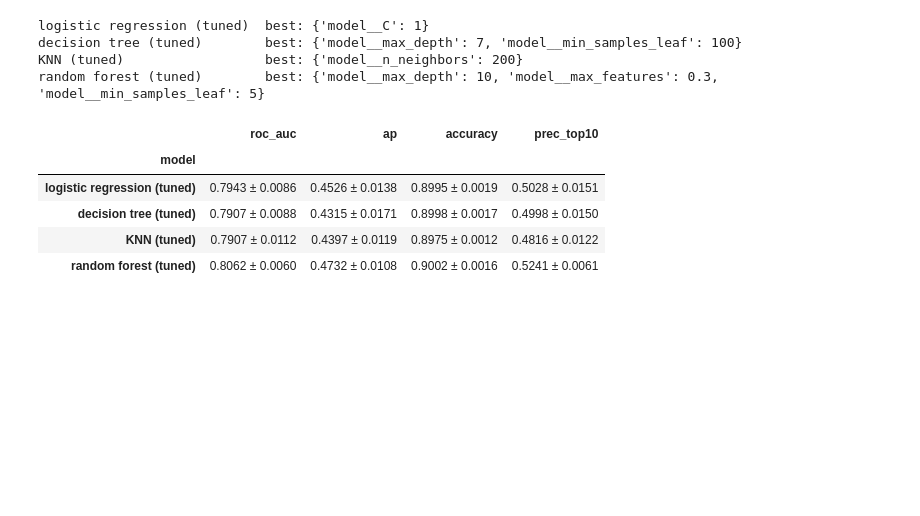
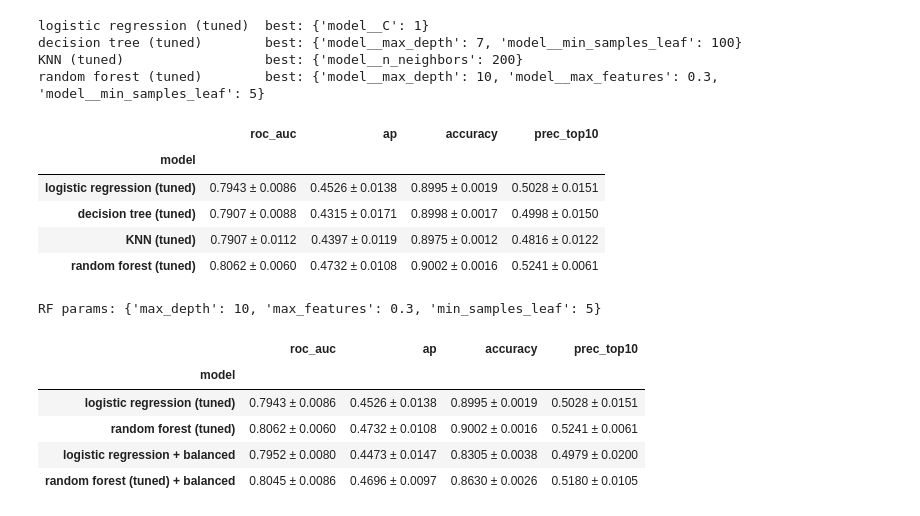
Before and after one commit to ayazhanaisan-prog/aisan_ML_task_3, a Jupyter notebook: aisan_ML_task_3.ipynb, the cells around one changed output. Drawn from its saved outputs; the diff is of its cells as text; code cells hidden in the pictures; blank space fills up the shorter version.

```diff
--- a/aisan_ML_task_3.ipynb
+++ b/aisan_ML_task_3.ipynb
@@ -456,3 +456,30 @@ random forest (tuned)        best: {'model__max_depth': 10, 'model__max_features
 | decision tree (tuned) | 0.7907 ± 0.0088 | 0.4315 ± 0.0171 | 0.8998 ± 0.0017 | 0.4998 ± 0.0150 |
 | KNN (tuned) | 0.7907 ± 0.0112 | 0.4397 ± 0.0119 | 0.8975 ± 0.0012 | 0.4816 ± 0.0122 |
 | random forest (tuned) | 0.8062 ± 0.0060 | 0.4732 ± 0.0108 | 0.9002 ± 0.0016 | 0.5241 ± 0.0061 |
+# %%
+# Best random-forest parameters found by the grid search without the "model__" prefix
+rf_params = {k.replace("model__", ""): v
+             for k, v in searches["random forest (tuned)"].best_params_.items()}
+print("RF params:", rf_params)
+
+imb_rows = [
+    evaluate("logistic regression + balanced",
+             LogisticRegression(max_iter=2000, C=1, class_weight="balanced")),
+    evaluate("random forest (tuned) + balanced",
+             RandomForestClassifier(n_estimators=200, class_weight="balanced",
+                                    n_jobs=-1, random_state=SEED, **rf_params)),
+]
+
+imbalance_table = pd.concat([
+    tuned_summary.loc[["logistic regression (tuned)", "random forest (tuned)"]],
+    pd.DataFrame(imb_rows).set_index("model"),
+])
+imbalance_table
+# %% [output]
+RF params: {'max_depth': 10, 'max_features': 0.3, 'min_samples_leaf': 5}
+|  | roc_auc | ap | accuracy | prec_top10 |
+| model |  |  |  |  |
+| logistic regression (tuned) | 0.7943 ± 0.0086 | 0.4526 ± 0.0138 | 0.8995 ± 0.0019 | 0.5028 ± 0.0151 |
+| random forest (tuned) | 0.8062 ± 0.0060 | 0.4732 ± 0.0108 | 0.9002 ± 0.0016 | 0.5241 ± 0.0061 |
+| logistic regression + balanced | 0.7952 ± 0.0080 | 0.4473 ± 0.0147 | 0.8305 ± 0.0038 | 0.4979 ± 0.0200 |
+| random forest (tuned) + balanced | 0.8045 ± 0.0086 | 0.4696 ± 0.0097 | 0.8630 ± 0.0026 | 0.5180 ± 0.0105 |
```
Also changed, not shown: parts of 1 cell of this notebook.
